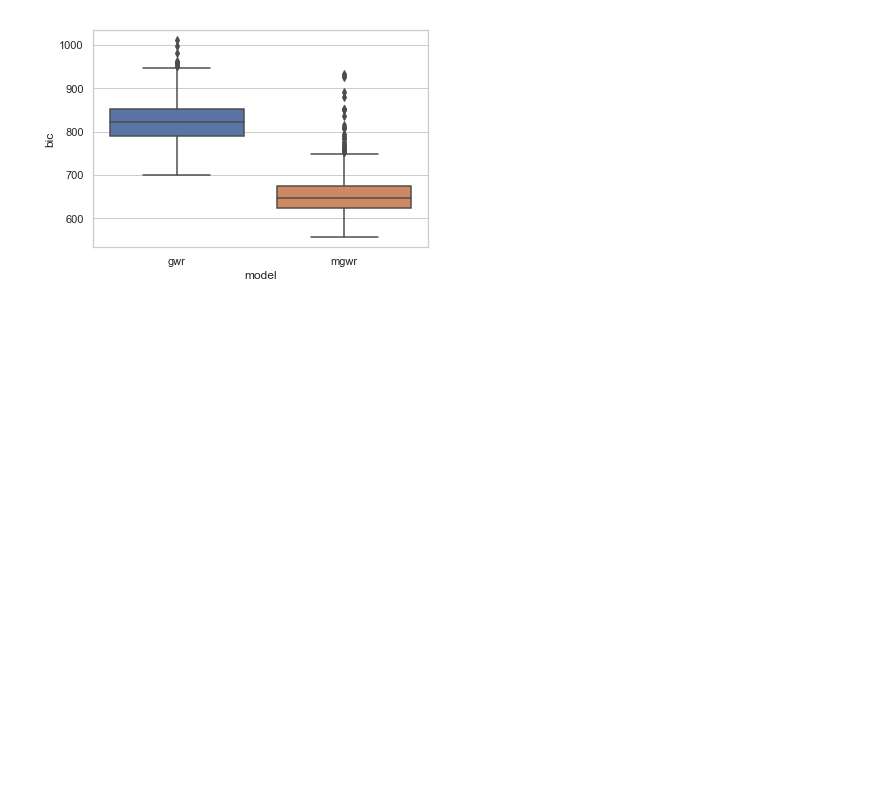
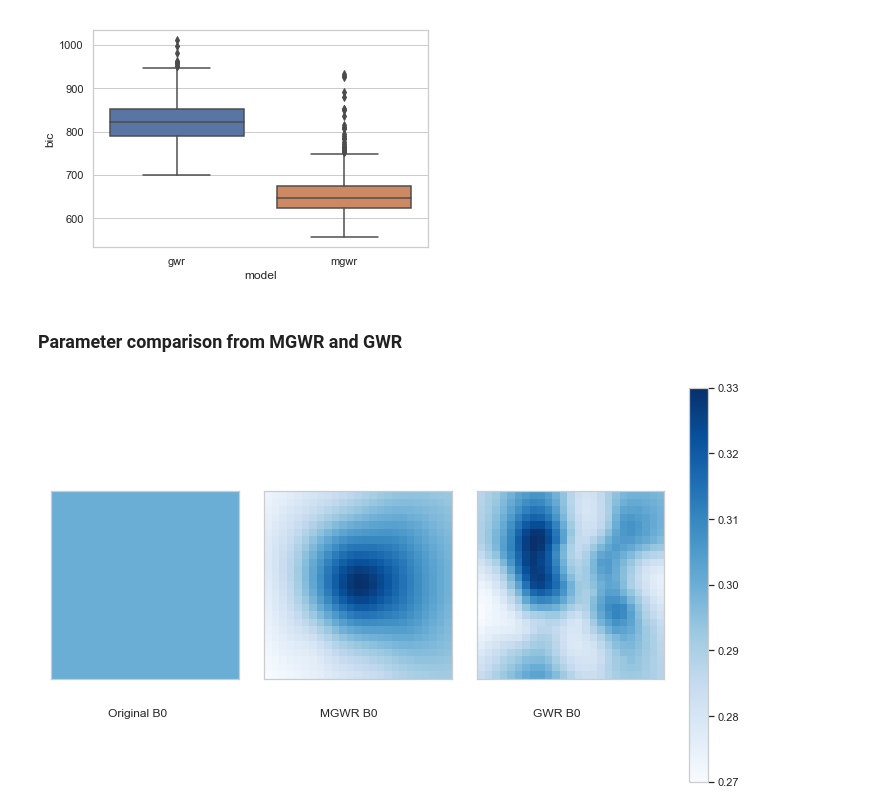
Before and after one commit to pysal/mgwr, a Jupyter notebook: notebooks/Poisson_MGWR_MonteCarlo_Results.ipynb, the cells around one changed output. Drawn from its saved outputs; the diff is of its cells as text; code cells hidden in the pictures; blank space fills up the shorter version.

```diff
--- a/notebooks/Poisson_MGWR_MonteCarlo_Results.ipynb
+++ b/notebooks/Poisson_MGWR_MonteCarlo_Results.ipynb
@@ -225,3 +250,47 @@ sns.set(style="whitegrid")
 ax = sns.boxplot(y=df['bic'],x=df['model'])
 # %% [output]
 [figure]
+# %% [markdown]
+### Parameter comparison from MGWR and GWR
+# %%
+mgwr_params_mean=np.mean(mgwr_params,axis=0)
+gwr_params_mean=np.mean(gwr_params,axis=0)
+# %%
+B0_mgwr=np.hsplit(mgwr_params_mean,3)[0]
+B1_mgwr=np.hsplit(mgwr_params_mean,3)[1]
+B2_mgwr=np.hsplit(mgwr_params_mean,3)[2]
+# %%
+B0_gwr=np.hsplit(gwr_params_mean,3)[0]
+B1_gwr=np.hsplit(gwr_params_mean,3)[1]
+B2_gwr=np.hsplit(gwr_params_mean,3)[2]
+# %%
+B0_mgwr=B0_mgwr.reshape(25,25)
+B1_mgwr=B1_mgwr.reshape(25,25)
+B2_mgwr=B2_mgwr.reshape(25,25)
+# %%
+fig, (ax, ax2,ax3, cax) = plt.subplots(ncols=4,figsize=(10,6),
+                  gridspec_kw={"width_ratios":[1,1,1, 0.1],"height_ratios":[1]})
+fig.subplots_adjust(wspace=0.3)
+im = ax.imshow(B0, extent=[0,10, 0, 10], origin='lower',cmap='Blues')
+ax.text(3, -2, 'Original B0')
+im2  = ax2.imshow(B0_mgwr, extent=[0,10, 0, 10], origin='lower',cmap='Blues')
+ax2.text(3, -2, 'MGWR B0')
+im3 = ax3.imshow(B0_gwr, extent=[0,10, 0, 10], origin='lower',cmap='Blues')
+ax3.text(3, -2, 'GWR B0')
+
+divider = make_axes_locatable(ax3)
+
+fig.colorbar(im, cax=cax)
+
+ax.set_xticks([])
+ax.set_yticks([])
+
+ax2.set_xticks([])
+ax2.set_yticks([])
+
+ax3.set_xticks([])
+ax3.set_yticks([])
+
+plt.tight_layout()
+# %% [output]
+[figure, added]
```
Also changed, not shown: parts of 13 cells of this notebook.
